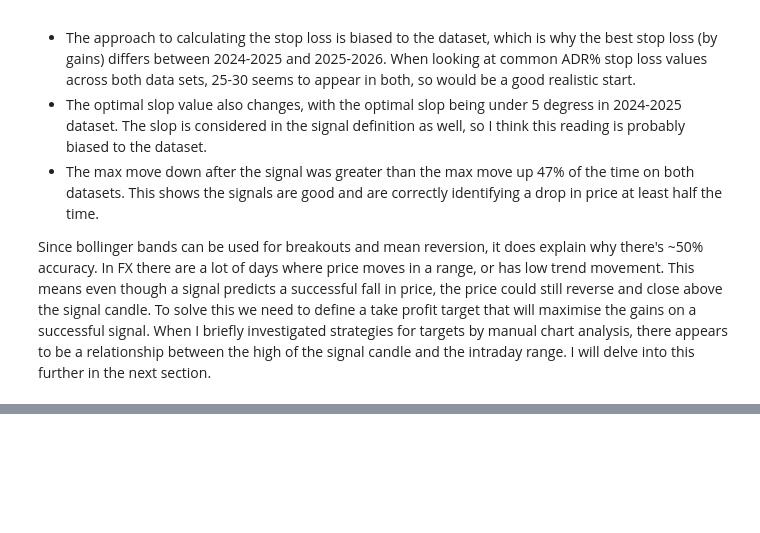
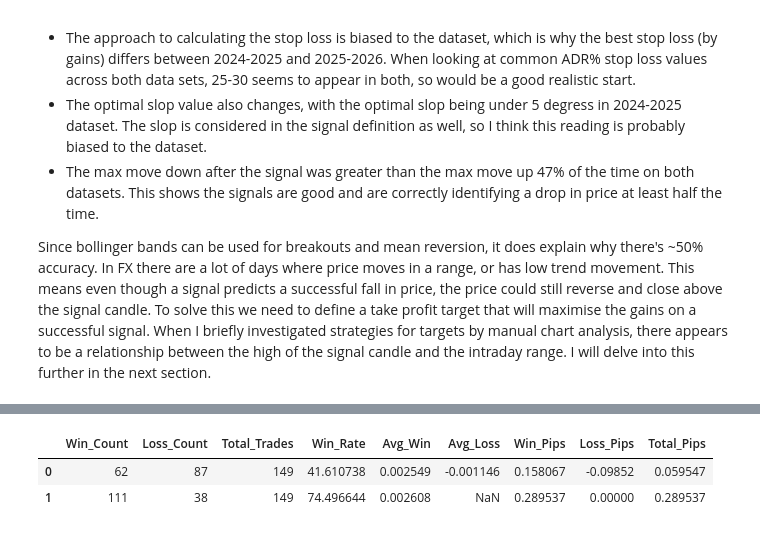
Before and after one commit to root-at-iyn/FXTradingResearch, a Jupyter notebook: research/bbu_reversal_v2.ipynb, the cells around one changed output, grey strips where cells are left out. Saved outputs shown, nothing was run; the diff lists cells and outputs as text; code cells hidden in the pictures; blank space fills up the shorter version.

Commit message:
initial research for 50% idr target from high

```diff
--- a/research/bbu_reversal_v2.ipynb
+++ b/research/bbu_reversal_v2.ipynb
@@ -577,0 +646,56 @@ Since bollinger bands can be used for breakouts and mean reversion, it does expl
+# %%
+# Stats - High as SL
+high_win_count = df.query("Bear_BBR == True and High_Win > 0")["Bear_BBR"].count()
+high_loss_count = df.query("Bear_BBR == True and High_Loss > 0")["Bear_BBR"].count()
+high_total_trades = high_win_count + high_loss_count
+high_win_rate = high_win_count/high_total_trades * 100
+high_win = df.query("Bear_BBR == True and High_TP > 0")["High_TP"]
+high_loss = df.query("Bear_BBR == True and High_SL < 0")["High_SL"]
+high_win_avg_pips = high_win.mean()
+high_loss_avg_pips = high_loss.mean()
+high_win_pips = high_win.sum()
+high_loss_pips = high_loss.sum()
+high_total_pips = high_win_pips + high_loss_pips
+
+high_pct_50_idr = {
+    "Win_Count": high_win_count,
+    "Loss_Count": high_loss_count,
+    "Total_Trades": high_total_trades,
+    "Win_Rate": high_win_rate,
+    "Avg_Win": high_win_avg_pips,
+    "Avg_Loss": high_loss_avg_pips,
+    "Win_Pips": high_win_pips,
+    "Loss_Pips": high_loss_pips,
+    "Total_Pips": high_total_pips
+}
+
+# Stats - High + ATR as SL
+atr_win_count = df.query("Bear_BBR == True and ATR_Win > 0")["Bear_BBR"].count()
+atr_loss_count = df.query("Bear_BBR == True and ATR_Loss > 0")["Bear_BBR"].count()
+atr_total_trades = atr_win_count + atr_loss_count
+atr_win_rate = atr_win_count/atr_total_trades * 100
+atr_win = df.query("Bear_BBR == True and ATR_TP > 0")["ATR_TP"]
+atr_loss = df.query("Bear_BBR == True and ATR_SL < 0")["ATR_SL"]
+atr_win_avg_pips = atr_win.mean()
+atr_loss_avg_pips = atr_loss.mean()
+atr_win_pips = atr_win.sum()
+atr_loss_pips = atr_loss.sum()
+atr_total_pips = atr_win_pips + atr_loss_pips
+
+atr_pct_50_idr = {
+    "Win_Count": atr_win_count,
+    "Loss_Count": atr_loss_count,
+    "Total_Trades": atr_total_trades,
+    "Win_Rate": atr_win_rate,
+    "Avg_Win": atr_win_avg_pips,
+    "Avg_Loss": atr_loss_avg_pips,
+    "Win_Pips": atr_win_pips,
+    "Loss_Pips": atr_loss_pips,
+    "Total_Pips": atr_total_pips
+}
+
+pd.DataFrame([high_pct_50_idr, atr_pct_50_idr])
+# %% [output]
+|  | Win_Count | Loss_Count | Total_Trades | Win_Rate | Avg_Win | Avg_Loss | Win_Pips | Loss_Pips | Total_Pips |
+| 0 | 62 | 87 | 149 | 41.610738 | 0.002549 | -0.001146 | 0.158067 | -0.09852 | 0.059547 |
+| 1 | 111 | 38 | 149 | 74.496644 | 0.002608 | NaN | 0.289537 | 0.00000 | 0.289537 |
```
Also changed, not shown: parts of 3 cells of this notebook.
